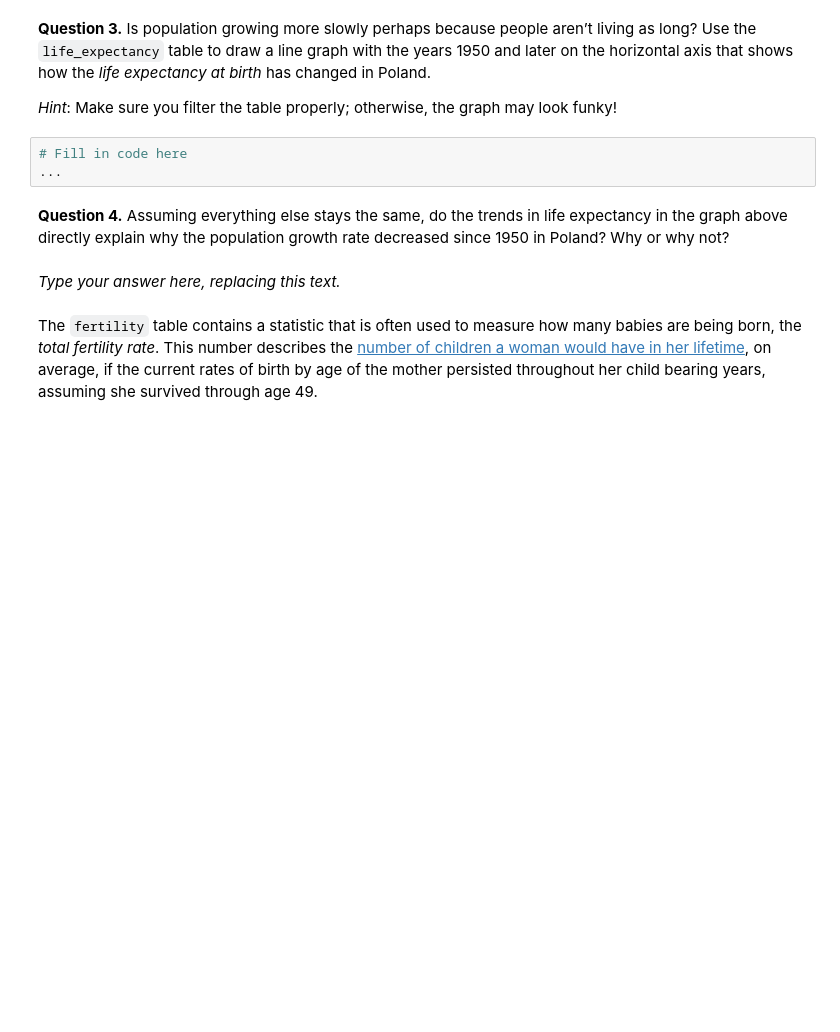
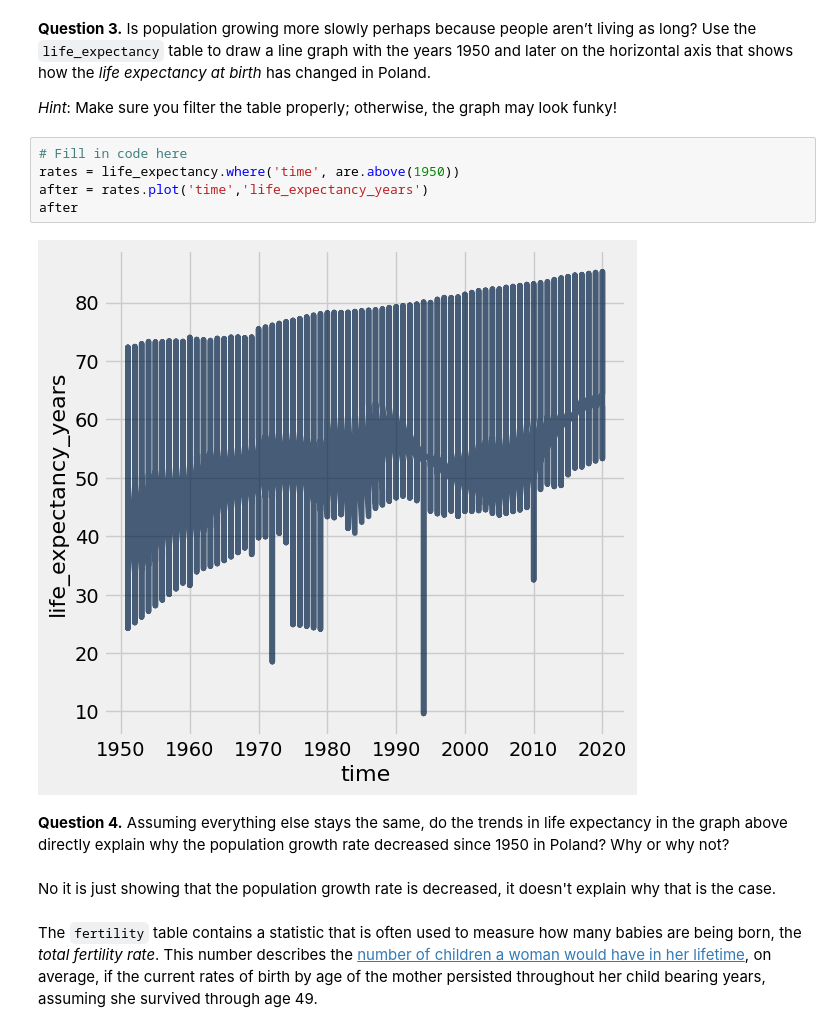
Before and after one commit to Jadenwill075/Intro-to-Data-Analytics, a Jupyter notebook: project1.ipynb, the cells around one changed output. Cells and saved outputs as stored; diff of their text form; blank space fills up the shorter version.

```diff
--- a/project1.ipynb
+++ b/project1.ipynb
@@ -129,17 +226,21 @@ fertility.show(3)
 **Question 3.** Is population growing more slowly perhaps because people aren’t living as long? Use the `life_expectancy` table to draw a line graph with the years 1950 and later on the horizontal axis that shows how the _life expectancy at birth_ has changed in Poland.
 
 _Hint_: Make sure you filter the table properly; otherwise, the graph may look funky!
-# %%
-# Fill in code here
-...
+# %%
+# Fill in code here
+rates = life_expectancy.where('time', are.above(1950))
+after = rates.plot('time','life_expectancy_years')
+after
+# %% [output]
+[figure, added]
 # %% [markdown]
 <!-- END QUESTION -->
 
 <!-- BEGIN QUESTION -->
 
 **Question 4.** Assuming everything else stays the same, do the trends in life expectancy in the graph above directly explain why the population growth rate decreased since 1950 in Poland? Why or why not?
-# %% [markdown]
-_Type your answer here, replacing this text._
+# %% [markdown]
+No it is just showing that the population growth rate is decreased, it doesn't explain why that is the case.
 # %% [markdown]
 <!-- END QUESTION -->
 
```
Also changed, not shown: parts of 12 cells of this notebook, 1 other file.
